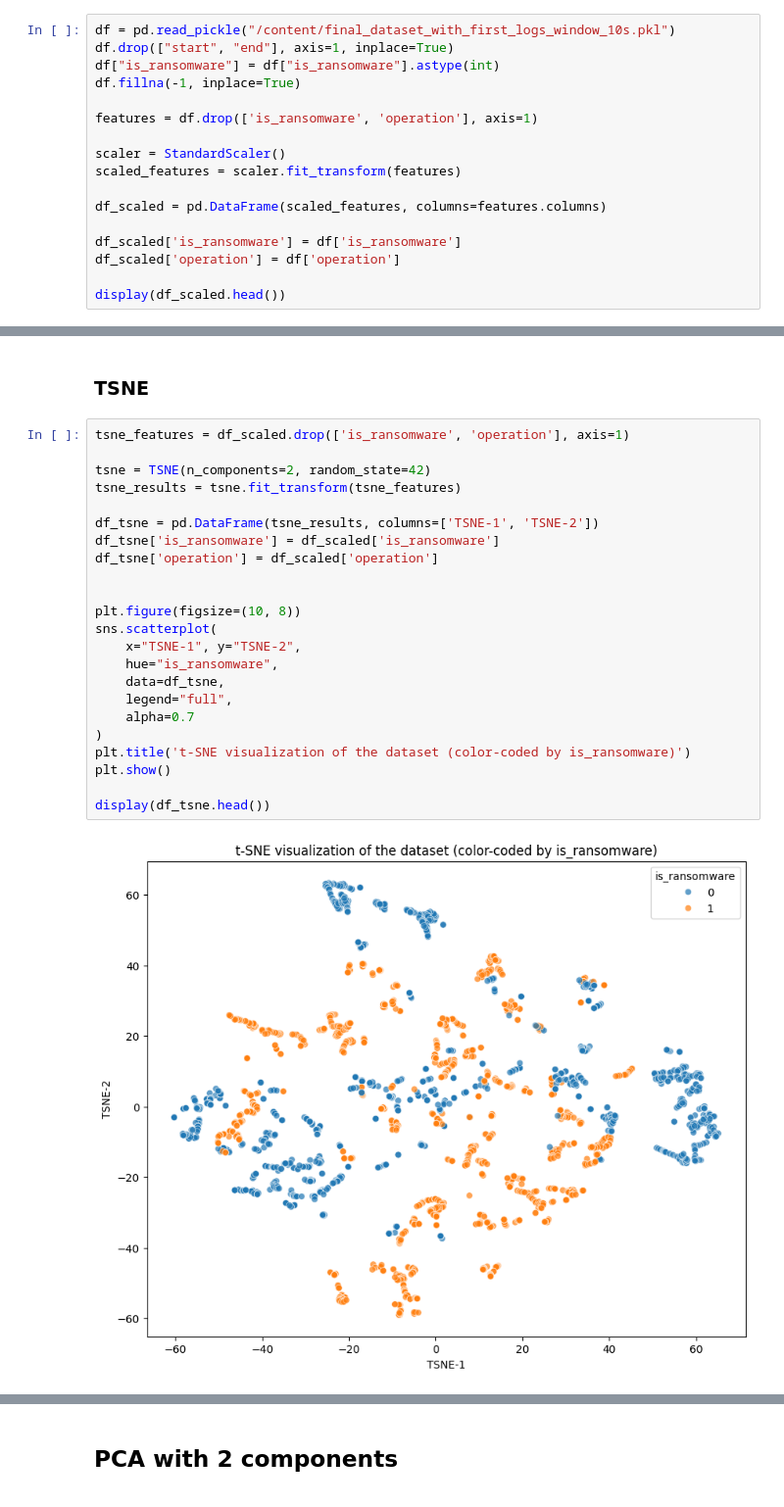
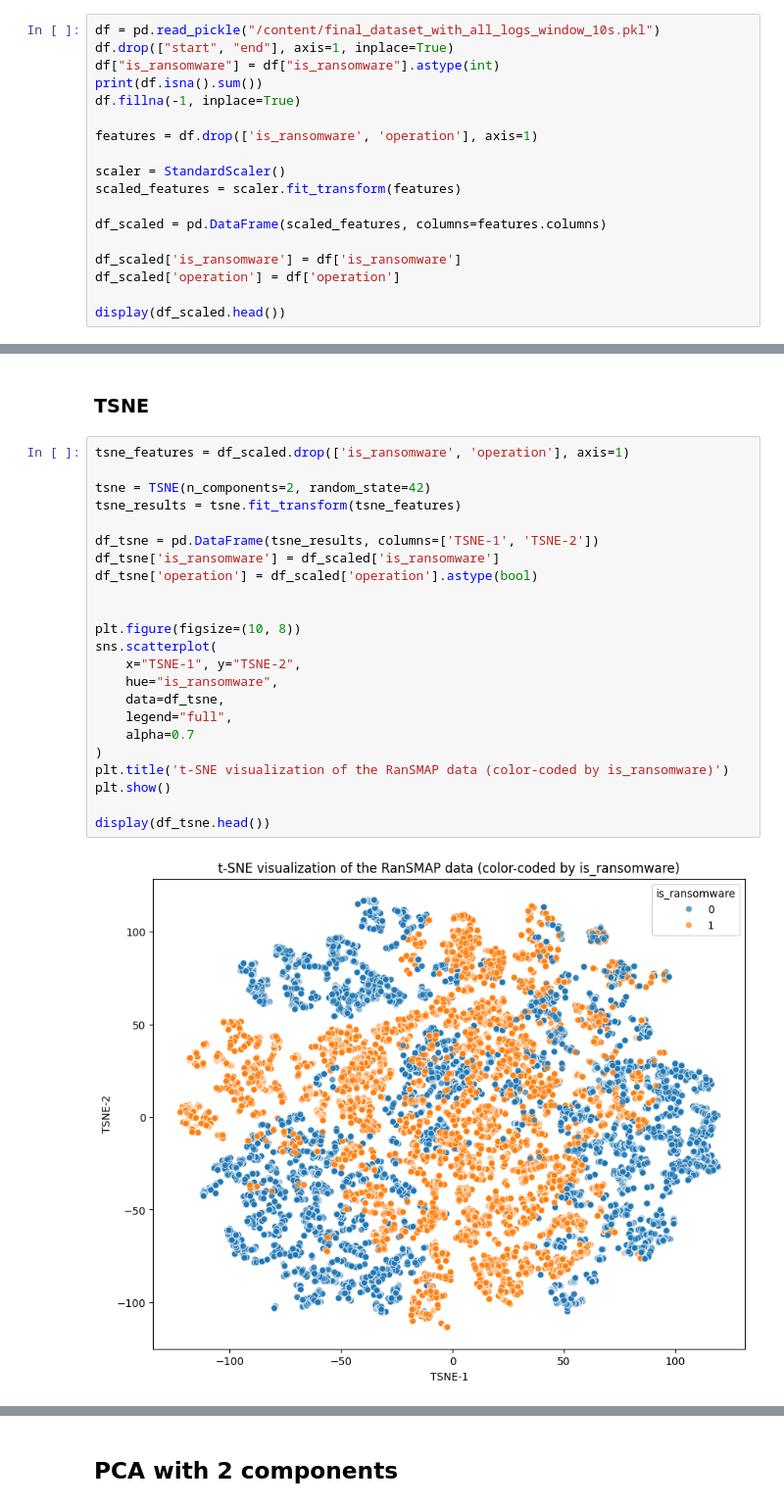
Before and after one commit to asolergayoso/DS_5500_Ransomware_Detection, a Jupyter notebook: vis_and_class_poc.ipynb, the cells around one changed output, grey strips where cells are left out. Shown at 98% size. Drawn from its saved outputs; the diff is of its cells as text.

```diff
--- a/vis_and_class_poc.ipynb
+++ b/vis_and_class_poc.ipynb
@@ -19,9 +19,10 @@ from tensorflow.keras.models import Sequential
 from tensorflow.keras.layers import Dense
 import numpy as np
 # %%
-df = pd.read_pickle("/content/final_dataset_with_first_logs_window_10s.pkl")
+df = pd.read_pickle("/content/final_dataset_with_all_logs_window_10s.pkl")
 df.drop(["start", "end"], axis=1, inplace=True)
 df["is_ransomware"] = df["is_ransomware"].astype(int)
+print(df.isna().sum())
 df.fillna(-1, inplace=True)
 
 features = df.drop(['is_ransomware', 'operation'], axis=1)
@@ -52,26 +70,26 @@ The following are some visualizations of the dataset using different dimensional
 # %%
 tsne_features = df_scaled.drop(['is_ransomware', 'operation'], axis=1)
 
 tsne = TSNE(n_components=2, random_state=42)
 tsne_results = tsne.fit_transform(tsne_features)
 
 df_tsne = pd.DataFrame(tsne_results, columns=['TSNE-1', 'TSNE-2'])
 df_tsne['is_ransomware'] = df_scaled['is_ransomware']
-df_tsne['operation'] = df_scaled['operation']
+df_tsne['operation'] = df_scaled['operation'].astype(bool)
 
 
 plt.figure(figsize=(10, 8))
 sns.scatterplot(
     x="TSNE-1", y="TSNE-2",
     hue="is_ransomware",
     data=df_tsne,
     legend="full",
     alpha=0.7
 )
-plt.title('t-SNE visualization of the dataset (color-coded by is_ransomware)')
+plt.title('t-SNE visualization of the RanSMAP data (color-coded by is_ransomware)')
 plt.show()
 
 display(df_tsne.head())
 # %% [output]
-[figure, old version]
+[figure, new version]
 |  | TSNE-1 | TSNE-2 | is_ransomware | operation |
```
Also changed, not shown: parts of 16 cells of this notebook.
